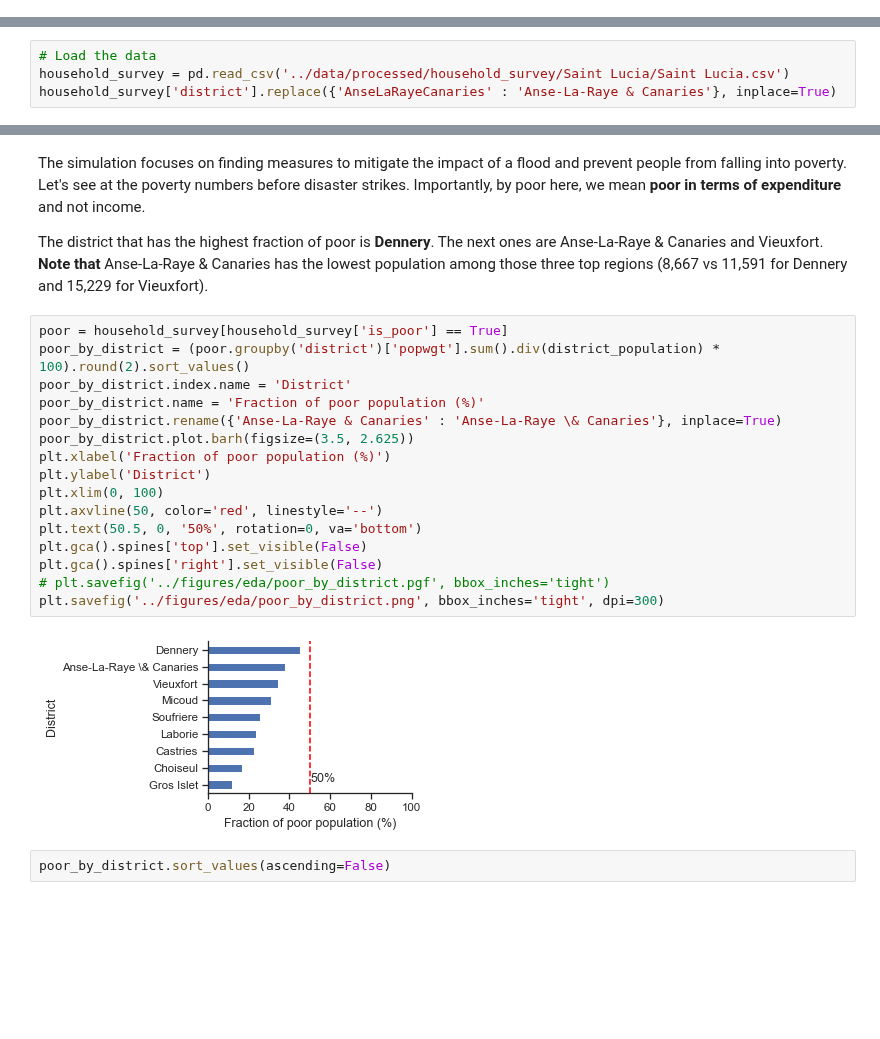
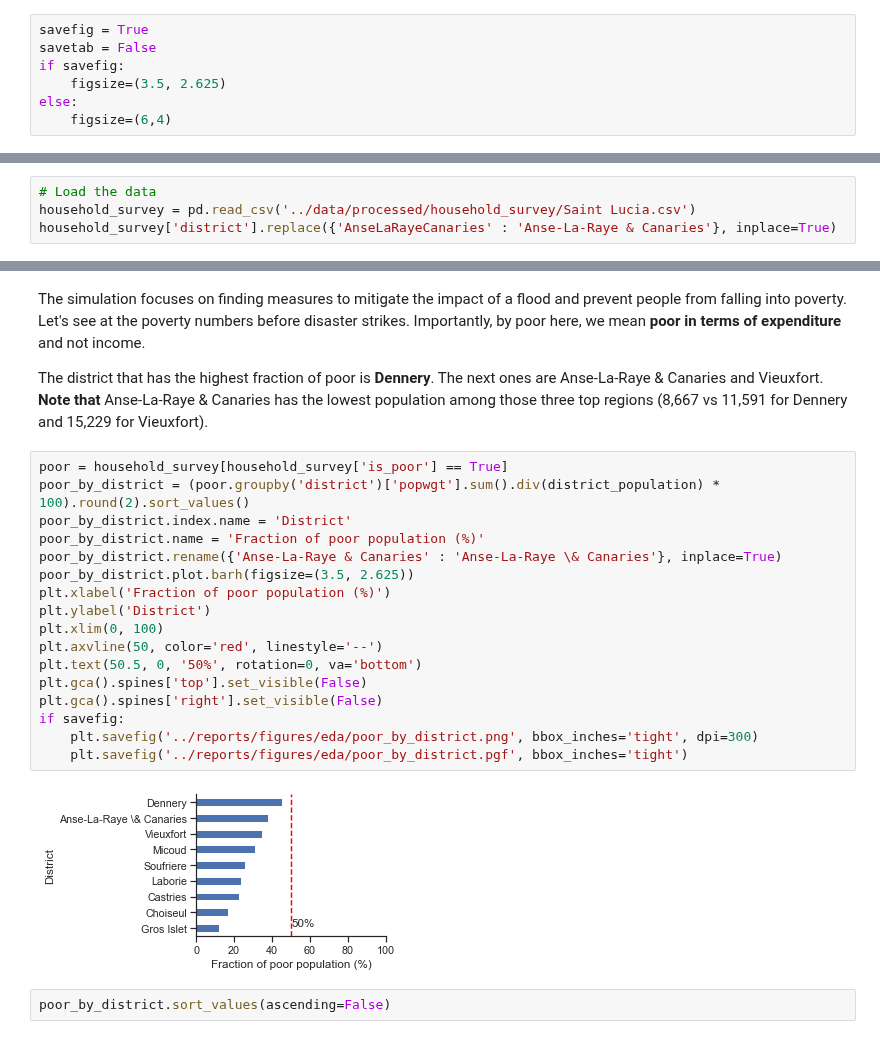
Before and after one commit to mikhailsirenko/unbreakable, a Jupyter notebook: notebooks/eda.ipynb, the cells around one changed output, grey strips where cells are left out. Cells and saved outputs as stored; diff of their text form; blank space fills up the shorter version.

```diff
--- a/notebooks/eda.ipynb
+++ b/notebooks/eda.ipynb
@@ -5,6 +5,13 @@ Let's learn about the Saint Lucia households. We center our EDA around income an
 # %%
 %load_ext autoreload
 %autoreload 2
+# %%
+savefig = True
+savetab = False
+if savefig:
+    figsize=(3.5, 2.625)
+else:
+    figsize=(6,4)
 # %%
 import pandas as pd
 import geopandas as gpd
@@ -15,7 +23,7 @@ import numpy as np
 sns.set_theme(style="ticks")
 # %%
 # Load the data
-household_survey = pd.read_csv('../data/processed/household_survey/Saint Lucia/Saint Lucia.csv')
+household_survey = pd.read_csv('../data/processed/household_survey/Saint Lucia.csv')
 household_survey['district'].replace({'AnseLaRayeCanaries' : 'Anse-La-Raye & Canaries'}, inplace=True)
 # %% [markdown]
 ## Socio-demographics
@@ -158,21 +171,22 @@ The district that has the highest fraction of poor is **Dennery**. The next ones
 # %%
 poor = household_survey[household_survey['is_poor'] == True]
 poor_by_district = (poor.groupby('district')['popwgt'].sum().div(district_population) * 100).round(2).sort_values()
 poor_by_district.index.name = 'District'
 poor_by_district.name = 'Fraction of poor population (%)'
 poor_by_district.rename({'Anse-La-Raye & Canaries' : 'Anse-La-Raye \& Canaries'}, inplace=True)
 poor_by_district.plot.barh(figsize=(3.5, 2.625))
 plt.xlabel('Fraction of poor population (%)')
 plt.ylabel('District')
 plt.xlim(0, 100)
 plt.axvline(50, color='red', linestyle='--')
 plt.text(50.5, 0, '50%', rotation=0, va='bottom')
 plt.gca().spines['top'].set_visible(False)
 plt.gca().spines['right'].set_visible(False)
-# plt.savefig('../figures/eda/poor_by_district.pgf', bbox_inches='tight')
-plt.savefig('../figures/eda/poor_by_district.png', bbox_inches='tight', dpi=300)
+if savefig:
+    plt.savefig('../reports/figures/eda/poor_by_district.png', bbox_inches='tight', dpi=300)
+    plt.savefig('../reports/figures/eda/poor_by_district.pgf', bbox_inches='tight')
 # %% [output]
-[figure, old version]
+[figure, new version]
 # %%
 poor_by_district.sort_values(ascending=False)
 # %% [output]
```
Also changed, not shown: parts of 14 cells of this notebook, 7 other files.
